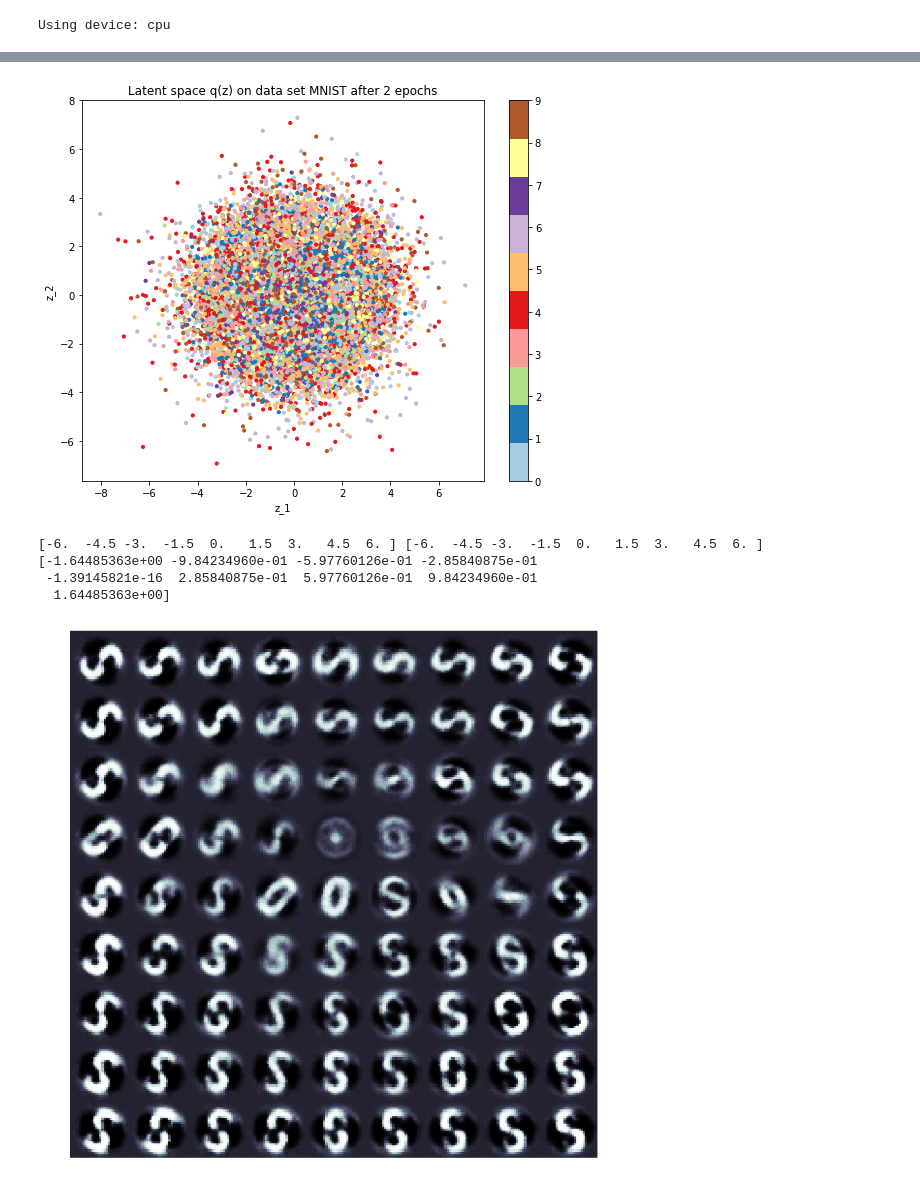
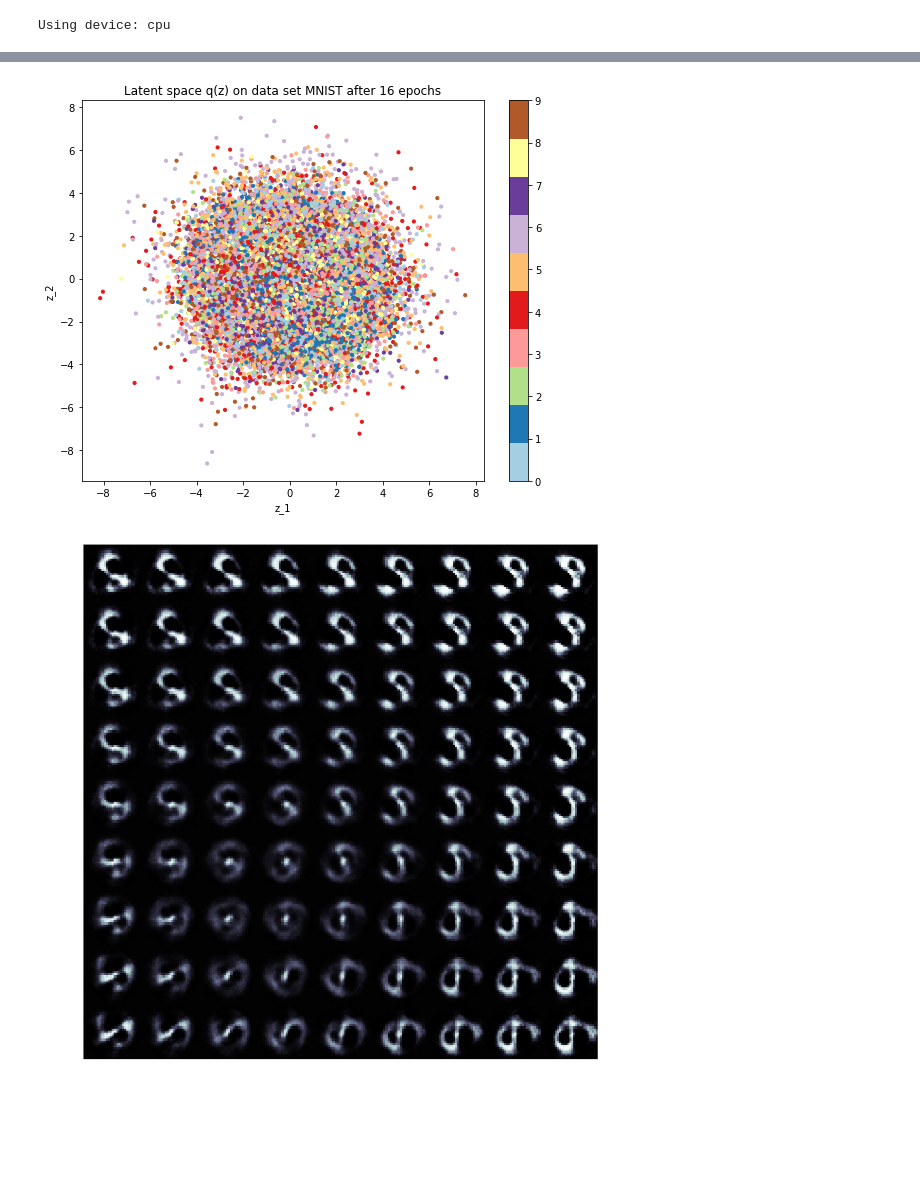
Before and after one commit to matthiasbrix/vae-models, a Jupyter notebook: src/3_tdcvae.ipynb, the cells around one changed output, grey strips where cells are left out. Drawn from its saved outputs; the diff is of its cells as text; code cells hidden in the pictures; blank space fills up the shorter version.

Commit message:
fixed plots and a bit of refactor the plot functions

```diff
--- a/src/3_tdcvae.ipynb
+++ b/src/3_tdcvae.ipynb
@@ -47,7 +46,7 @@ optimizer = torch.optim.Adam
 T = 2
 
 if dataset == "MNIST":
-    epochs = 2
+    epochs = 16
     hidden_dim = 500
     z_dim = 2
     warmup_epochs = 0
@@ -110,17 +131,16 @@ if solver.z_dim == 2:
 else:
     print("Plot of latent space not possible as dimension of z is not 2")
 # %% [output]
-[figure, old version]
+[figure, new version]
 # %%
 # Visualizations of learned data manifold for generative models with two-dimensional latent space
 if solver.z_dim == 2:
-    plot_latent_manifold(solver, "bone", n=9)
+    n = 9
+    grid_x = np.linspace(-4, 4, n)
+    grid_y = np.linspace(-4, 4, n)
+    plot_latent_manifold(solver, "bone", grid_x, grid_y, n)
 else:
     print("Plot is not possible as dimension of z is not 2")
 # %% [output]
-[-6.  -4.5 -3.  -1.5  0.   1.5  3.   4.5  6. ] [-6.  -4.5 -3.  -1.5  0.   1.5  3.   4.5  6. ]
-[-1.64485363e+00 -9.84234960e-01 -5.97760126e-01 -2.85840875e-01
- -1.39145821e-16  2.85840875e-01  5.97760126e-01  9.84234960e-01
-  1.64485363e+00]
-[figure, old version]
+[figure, new version]
 # %%
```
Also changed, not shown: parts of 8 cells of this notebook, 5 other files.
